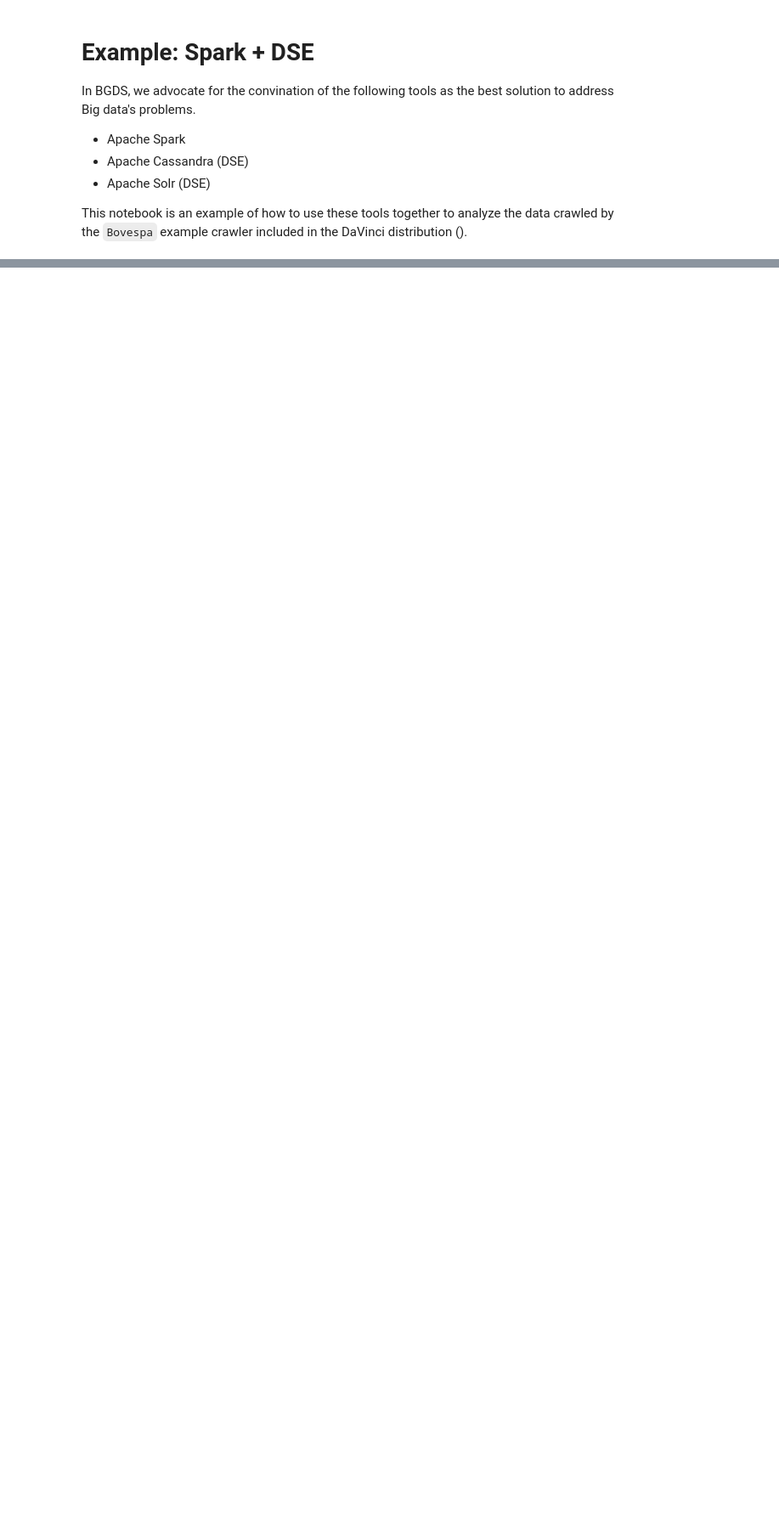
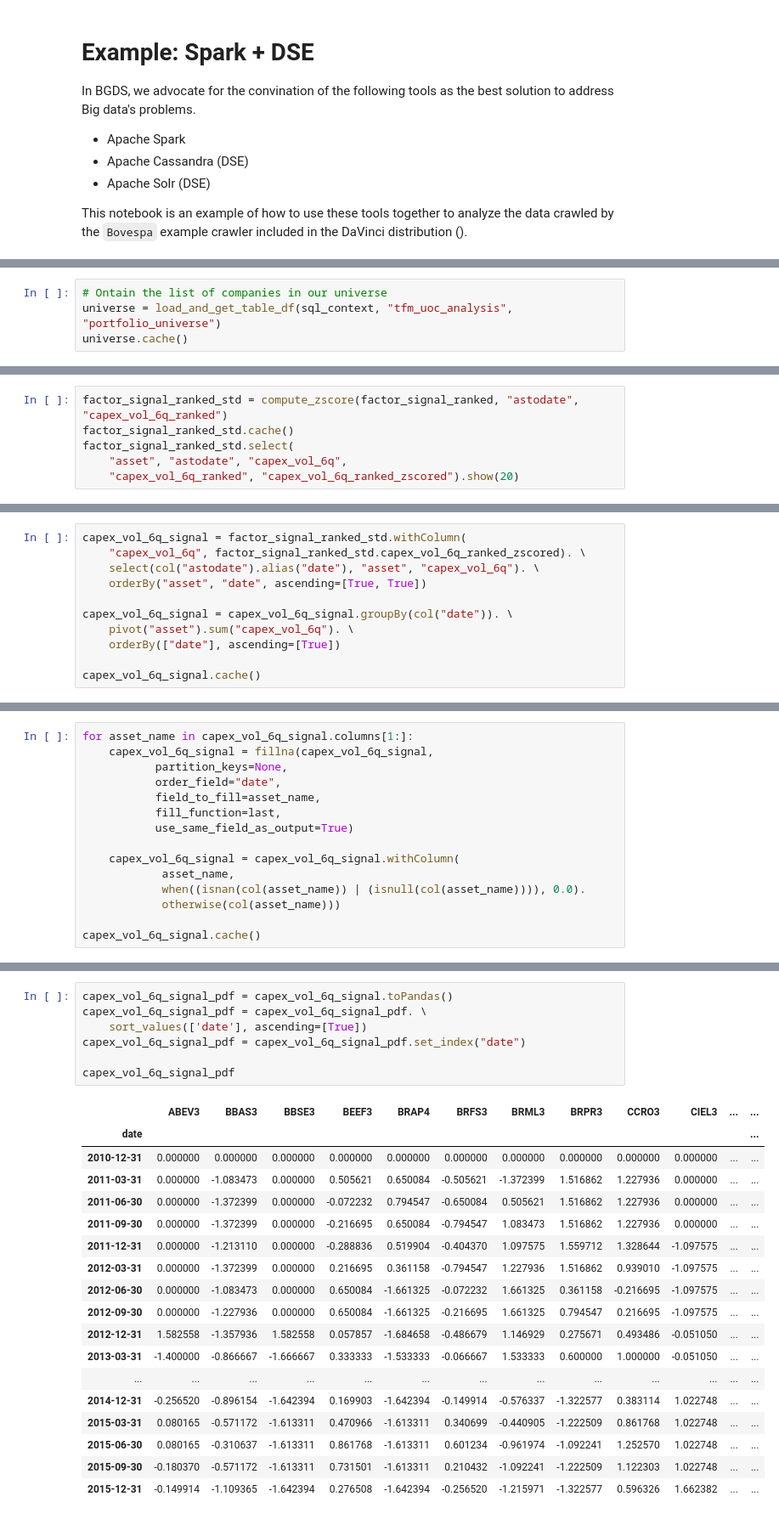
Before and after one commit to xalperte/tfm-uoc-crawling-system, a Jupyter notebook: src/notebooks/Alpha Factor_2_CapEx_Vol_6Q.ipynb, the cells around one changed output, grey strips where cells are left out. Shown: that part at 85% size. Cells and saved outputs as stored; diff of their text form; blank space fills up the shorter version.

```diff
--- a/src/notebooks/Alpha Factor_2_CapEx_Vol_6Q.ipynb
+++ b/src/notebooks/Alpha Factor_2_CapEx_Vol_6Q.ipynb
@@ -108,0 +73,4 @@ time: 115 ms
+# %%
+# Ontain the list of companies in our universe
+universe = load_and_get_table_df(sql_context, "tfm_uoc_analysis", "portfolio_universe")
+universe.cache()
@@ -168,0 +199,6 @@ factors_data = factors_df_standard.select(
+# %%
+factor_signal_ranked_std = compute_zscore(factor_signal_ranked, "astodate", "capex_vol_6q_ranked")
+factor_signal_ranked_std.cache()
+factor_signal_ranked_std.select(
+    "asset", "astodate", "capex_vol_6q",
+    "capex_vol_6q_ranked", "capex_vol_6q_ranked_zscored").show(20)
@@ -168,0 +226,11 @@ factors_data = factors_df_standard.select(
+# %%
+capex_vol_6q_signal = factor_signal_ranked_std.withColumn(
+    "capex_vol_6q", factor_signal_ranked_std.capex_vol_6q_ranked_zscored). \
+    select(col("astodate").alias("date"), "asset", "capex_vol_6q"). \
+    orderBy("asset", "date", ascending=[True, True])
+
+capex_vol_6q_signal = capex_vol_6q_signal.groupBy(col("date")). \
+    pivot("asset").sum("capex_vol_6q"). \
+    orderBy(["date"], ascending=[True])
+
+capex_vol_6q_signal.cache()
@@ -168,0 +242,15 @@ factors_data = factors_df_standard.select(
+# %%
+for asset_name in capex_vol_6q_signal.columns[1:]:
+    capex_vol_6q_signal = fillna(capex_vol_6q_signal,
+           partition_keys=None,
+           order_field="date",
+           field_to_fill=asset_name,
+           fill_function=last,
+           use_same_field_as_output=True)
+
+    capex_vol_6q_signal = capex_vol_6q_signal.withColumn(
+            asset_name,
+            when((isnan(col(asset_name)) | (isnull(col(asset_name)))), 0.0).
+            otherwise(col(asset_name)))
+
+capex_vol_6q_signal.cache()
@@ -168,0 +262,26 @@ factors_data = factors_df_standard.select(
+# %%
+capex_vol_6q_signal_pdf = capex_vol_6q_signal.toPandas()
+capex_vol_6q_signal_pdf = capex_vol_6q_signal_pdf. \
+    sort_values(['date'], ascending=[True])
+capex_vol_6q_signal_pdf = capex_vol_6q_signal_pdf.set_index("date")
+
+capex_vol_6q_signal_pdf
+# %% [output]
+|  | ABEV3 | BBAS3 | BBSE3 | BEEF3 | BRAP4 | BRFS3 | BRML3 | BRPR3 | CCRO3 | CIEL3 | ... | ... |
+| date |  |  |  |  |  |  |  |  |  |  |  | ... |
+| 2010-12-31 | 0.000000 | 0.000000 | 0.000000 | 0.000000 | 0.000000 | 0.000000 | 0.000000 | 0.000000 | 0.000000 | 0.000000 | ... | ... |
+| 2011-03-31 | 0.000000 | -1.083473 | 0.000000 | 0.505621 | 0.650084 | -0.505621 | -1.372399 | 1.516862 | 1.227936 | 0.000000 | ... | ... |
+| 2011-06-30 | 0.000000 | -1.372399 | 0.000000 | -0.072232 | 0.794547 | -0.650084 | 0.505621 | 1.516862 | 1.227936 | 0.000000 | ... | ... |
+| 2011-09-30 | 0.000000 | -1.372399 | 0.000000 | -0.216695 | 0.650084 | -0.794547 | 1.083473 | 1.516862 | 1.227936 | 0.000000 | ... | ... |
+| 2011-12-31 | 0.000000 | -1.213110 | 0.000000 | -0.288836 | 0.519904 | -0.404370 | 1.097575 | 1.559712 | 1.328644 | -1.097575 | ... | ... |
+| 2012-03-31 | 0.000000 | -1.372399 | 0.000000 | 0.216695 | 0.361158 | -0.794547 | 1.227936 | 1.516862 | 0.939010 | -1.097575 | ... | ... |
+| 2012-06-30 | 0.000000 | -1.083473 | 0.000000 | 0.650084 | -1.661325 | -0.072232 | 1.661325 | 0.361158 | -0.216695 | -1.097575 | ... | ... |
+| 2012-09-30 | 0.000000 | -1.227936 | 0.000000 | 0.650084 | -1.661325 | -0.216695 | 1.661325 | 0.794547 | 0.216695 | -1.097575 | ... | ... |
+| 2012-12-31 | 1.582558 | -1.357936 | 1.582558 | 0.057857 | -1.684658 | -0.486679 | 1.146929 | 0.275671 | 0.493486 | -0.051050 | ... | ... |
+| 2013-03-31 | -1.400000 | -0.866667 | -1.666667 | 0.333333 | -1.533333 | -0.066667 | 1.533333 | 0.600000 | 1.000000 | -0.051050 | ... | ... |
+| ... | ... | ... | ... | ... | ... | ... | ... | ... | ... | ... | ... | ... |
+| 2014-12-31 | -0.256520 | -0.896154 | -1.642394 | 0.169903 | -1.642394 | -0.149914 | -0.576337 | -1.322577 | 0.383114 | 1.022748 | ... | ... |
+| 2015-03-31 | 0.080165 | -0.571172 | -1.613311 | 0.470966 | -1.613311 | 0.340699 | -0.440905 | -1.222509 | 0.861768 | 1.022748 | ... | ... |
+| 2015-06-30 | 0.080165 | -0.310637 | -1.613311 | 0.861768 | -1.613311 | 0.601234 | -0.961974 | -1.092241 | 1.252570 | 1.022748 | ... | ... |
+| 2015-09-30 | -0.180370 | -0.571172 | -1.613311 | 0.731501 | -1.613311 | 0.210432 | -1.092241 | -1.222509 | 1.122303 | 1.022748 | ... | ... |
+| 2015-12-31 | -0.149914 | -1.109365 | -1.642394 | 0.276508 | -1.642394 | -0.256520 | -1.215971 | -1.322577 | 0.596326 | 1.662382 | ... | ... |
```
Also changed, not shown: parts of 39 cells of this notebook, 6 other files.
